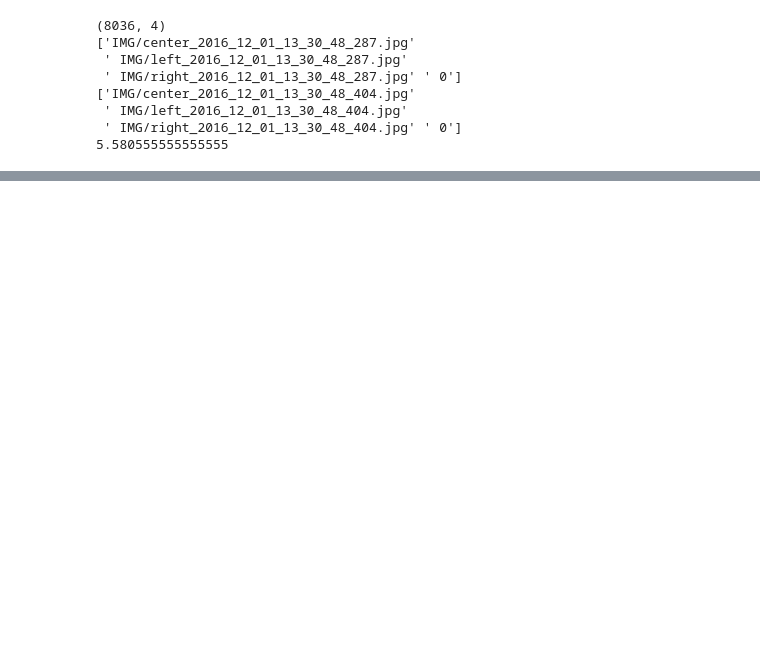
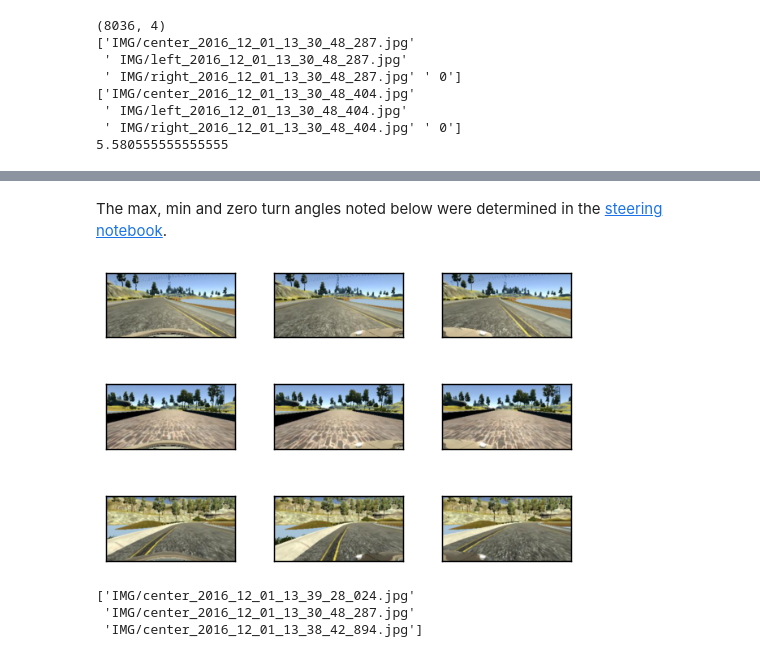
Before and after one commit to carltonwin8/CarND-Behavioral-Cloning-P3-take1, a Jupyter notebook: images.ipynb, the cells around one changed output, grey strips where cells are left out. Saved outputs shown, nothing was run; the diff lists cells and outputs as text; code cells hidden in the pictures; blank space fills up the shorter version.

```diff
--- a/images.ipynb
+++ b/images.ipynb
@@ -61,0 +60,23 @@ for plot in plots:
+# %% [markdown]
+The max, min and zero turn angles noted below were determined in the [steering notebook](steering.ipnb).
+# %%
+minA = np.array(['IMG/center_2016_12_01_13_39_28_024.jpg', \
+       ' IMG/left_2016_12_01_13_39_28_024.jpg', \
+       ' IMG/right_2016_12_01_13_39_28_024.jpg', ' -0.9426954'])
+maxA = np.array(['IMG/center_2016_12_01_13_38_42_894.jpg', \
+       ' IMG/left_2016_12_01_13_38_42_894.jpg', \
+       ' IMG/right_2016_12_01_13_38_42_894.jpg', ' 1'])
+zeroA = np.array(['IMG/center_2016_12_01_13_30_48_287.jpg', \
+       ' IMG/left_2016_12_01_13_30_48_287.jpg', \
+       ' IMG/right_2016_12_01_13_30_48_287.jpg', ' 0'])
+p = np.concatenate([minA[:3], zeroA[:3], maxA[:3]])
+readNplot(p)
+# %% [output]
+[figure, added]
+# %%
+plts = np.array([minA[0], zeroA[0], maxA[0]])
+print(plts)
+# %% [output]
+['IMG/center_2016_12_01_13_39_28_024.jpg'
+ 'IMG/center_2016_12_01_13_30_48_287.jpg'
+ 'IMG/center_2016_12_01_13_38_42_894.jpg']
```
Also changed, not shown: parts of 4 cells of this notebook, 3 other files.
